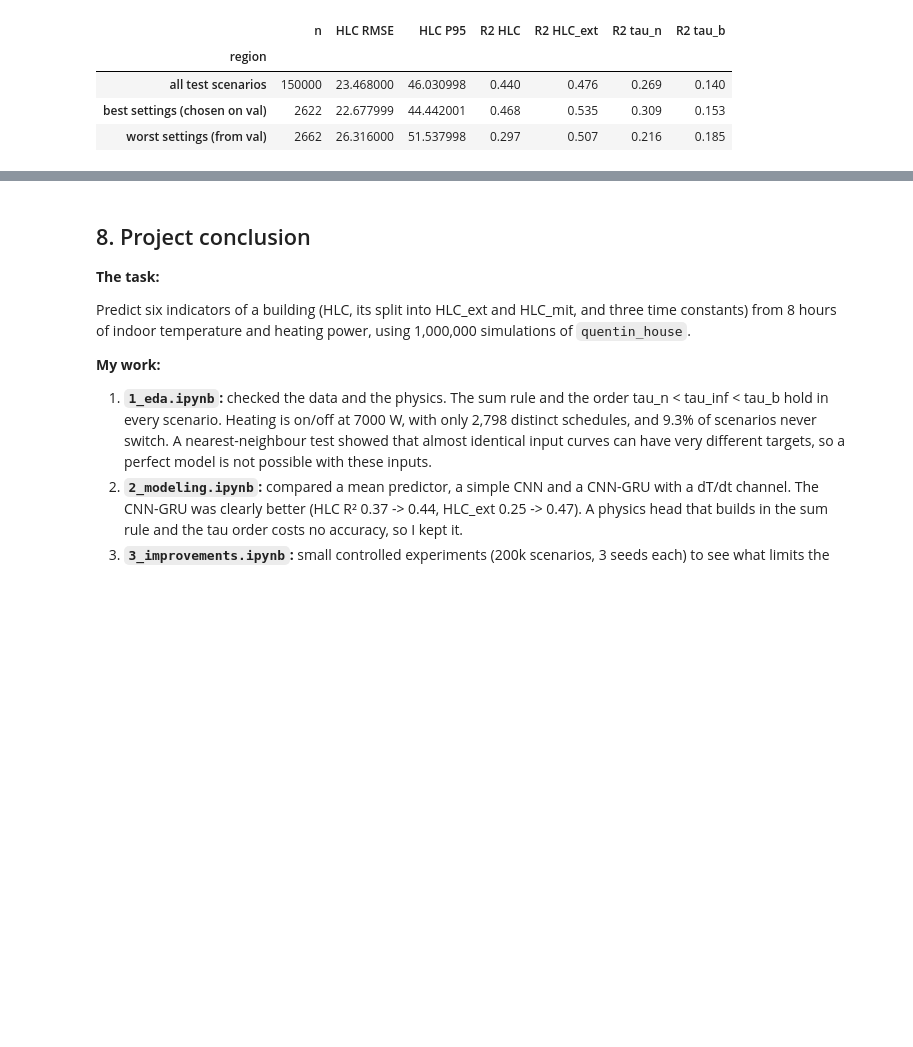
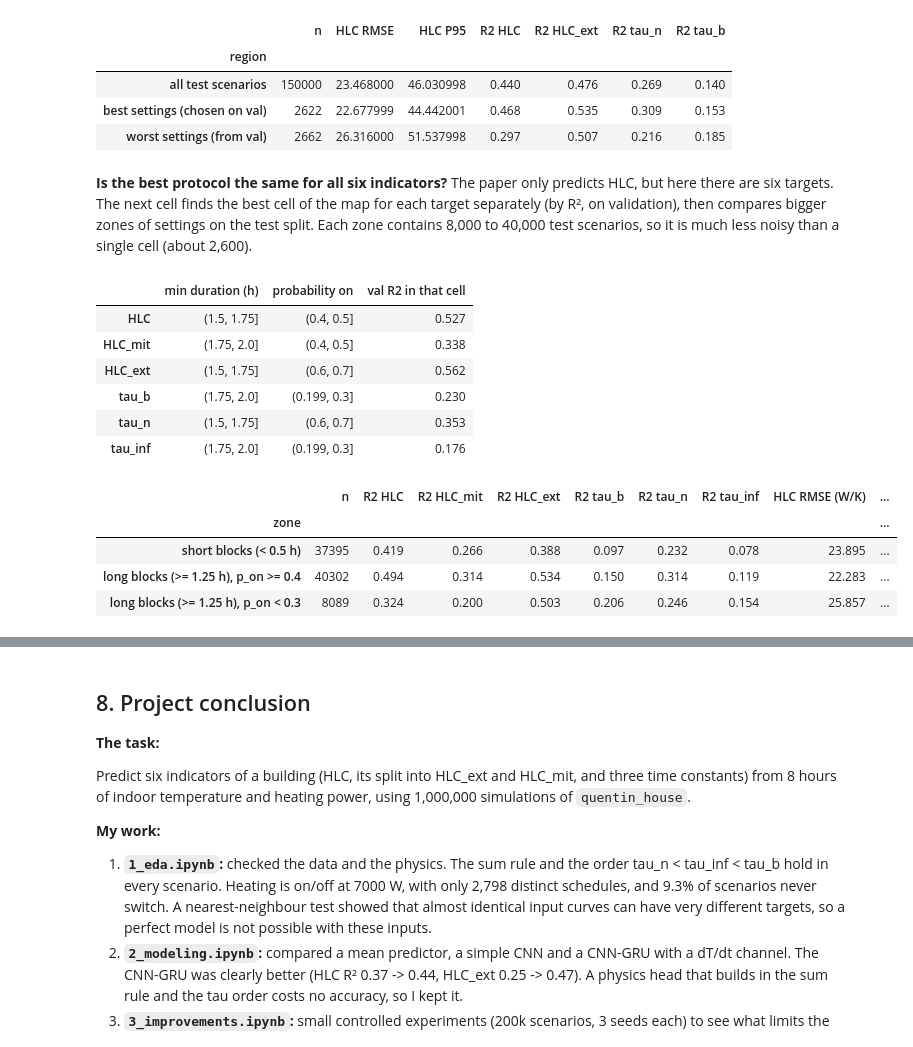
Before and after one commit to BigB021/coenergy-assessment, a Jupyter notebook: notebooks/4_final_model.ipynb, the cells around one changed output, grey strips where cells are left out. Cells and saved outputs as stored; diff of their text form; code cells hidden in the pictures; blank space fills up the shorter version.

Commit message:
per target protocol

```diff
--- a/notebooks/4_final_model.ipynb
+++ b/notebooks/4_final_model.ipynb
@@ -473,6 +473,58 @@ worst cell on validation: min duration (1.75, 2.0] h, probability on (0.199, 0.3
 | all test scenarios | 150000 | 23.468000 | 46.030998 | 0.440 | 0.476 | 0.269 | 0.140 |
 | best settings (chosen on val) | 2622 | 22.677999 | 44.442001 | 0.468 | 0.535 | 0.309 | 0.153 |
 | worst settings (from val) | 2662 | 26.316000 | 51.537998 | 0.297 | 0.507 | 0.216 | 0.185 |
+# %% [markdown]
+**Is the best protocol the same for all six indicators?** The paper only predicts HLC, but here there are six targets. The next cell finds the best cell of the map for each target separately (by R², on validation), then compares bigger zones of settings on the test split. Each zone contains 8,000 to 40,000 test scenarios, so it is much less noisy than a single cell (about 2,600).
+# %%
+def r2_in(mask, pred, y):
+    # R2 of every target inside a group of scenarios
+    m = torch.from_numpy(np.asarray(mask).copy())
+    return {l: 1 - ((pred[m, k] - y[m, k]) ** 2).mean().item() / y[m, k].var().item() for k, l in enumerate(labels)}
+
+
+# 1. Best cell for each target, chosen on validation
+dur_val = pd.cut(sol_val[MIN_DUR], DUR_BINS, include_lowest=True)
+pon_val = pd.cut(sol_val[P_ON], PON_BINS, include_lowest=True)
+cell_r2 = {key: r2_in(((dur_val == key[0]) & (pon_val == key[1])).to_numpy(), pred_val_final, y_val)
+           for key in pd.MultiIndex.from_product([dur_val.cat.categories, pon_val.cat.categories])}
+cell_r2 = pd.DataFrame(cell_r2).T
+best_cells = pd.DataFrame({
+    'min duration (h)': [str(cell_r2[l].idxmax()[0]) for l in labels],
+    'probability on': [str(cell_r2[l].idxmax()[1]) for l in labels],
+    'val R2 in that cell': [cell_r2[l].max() for l in labels],
+}, index=labels)
+display(best_cells.round(3))
+
+# 2. Zones of settings on the test split (zones fixed from the validation maps)
+md, po = sol_test[MIN_DUR], sol_test[P_ON]
+zones = {
+    'short blocks (< 0.5 h)': md < 0.5,
+    'long blocks (>= 1.25 h), p_on >= 0.4': (md >= 1.25) & (po >= 0.4),
+    'long blocks (>= 1.25 h), p_on < 0.3': (md >= 1.25) & (po < 0.3),
+}
+rows = []
+for name, z in zones.items():
+    z = z.to_numpy()
+    m = torch.from_numpy(z.copy())
+    rows.append({'zone': name, 'n': int(z.sum()), **{f'R2 {l}': v for l, v in r2_in(z, pred_final, y_test).items()},
+                 'HLC RMSE (W/K)': ((pred_final[m, 0] - y_test[m, 0]) ** 2).mean().sqrt().item(),
+                 'tau_b RMSE (h)': ((pred_final[m, 3] - y_test[m, 3]) ** 2).mean().sqrt().item()})
+zones_test = pd.DataFrame(rows).set_index('zone')
+zones_test.to_csv(RESULTS_DIR / 'protocol_zones_test.csv')
+zones_test.round(3)
+# %% [output]
+|  | min duration (h) | probability on | val R2 in that cell |
+| HLC | (1.5, 1.75] | (0.4, 0.5] | 0.527 |
+| HLC_mit | (1.75, 2.0] | (0.4, 0.5] | 0.338 |
+| HLC_ext | (1.5, 1.75] | (0.6, 0.7] | 0.562 |
+| tau_b | (1.75, 2.0] | (0.199, 0.3] | 0.230 |
+| tau_n | (1.5, 1.75] | (0.6, 0.7] | 0.353 |
+| tau_inf | (1.75, 2.0] | (0.199, 0.3] | 0.176 |
+|  | n | R2 HLC | R2 HLC_mit | R2 HLC_ext | R2 tau_b | R2 tau_n | R2 tau_inf | HLC RMSE (W/K) | ... |
+| zone |  |  |  |  |  |  |  |  | ... |
+| short blocks (< 0.5 h) | 37395 | 0.419 | 0.266 | 0.388 | 0.097 | 0.232 | 0.078 | 23.895 | ... |
+| long blocks (>= 1.25 h), p_on >= 0.4 | 40302 | 0.494 | 0.314 | 0.534 | 0.150 | 0.314 | 0.119 | 22.283 | ... |
+| long blocks (>= 1.25 h), p_on < 0.3 | 8089 | 0.324 | 0.200 | 0.503 | 0.206 | 0.246 | 0.154 | 25.857 | ... |
 # %% [markdown]
 **Observations (heating protocol)**
 - **Longer blocks give better HLC predictions.** With a minimum block duration of 0.25 h or less, the heater switches about 37 times in 8 hours and HLC R² is 0.40 (HLC_ext 0.31). With blocks of 1.5 to 1.75 h (about 1 switch), HLC R² reaches 0.47 (HLC_ext 0.54). This is the same result as the switches analysis in `3_improvements.ipynb`, now expressed in the setting that we can actually control. Above 1.75 h it gets slightly worse again (0.46), because 20% of these scenarios never switch: the 8-hour window ends before the first block is over.
```
Also changed, not shown: parts of 3 cells of this notebook, 1 other file.
